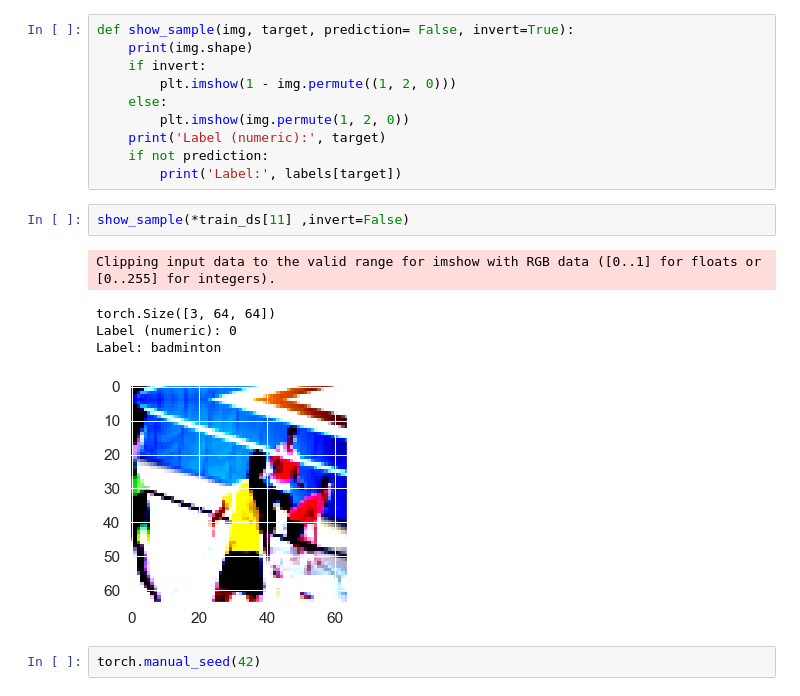
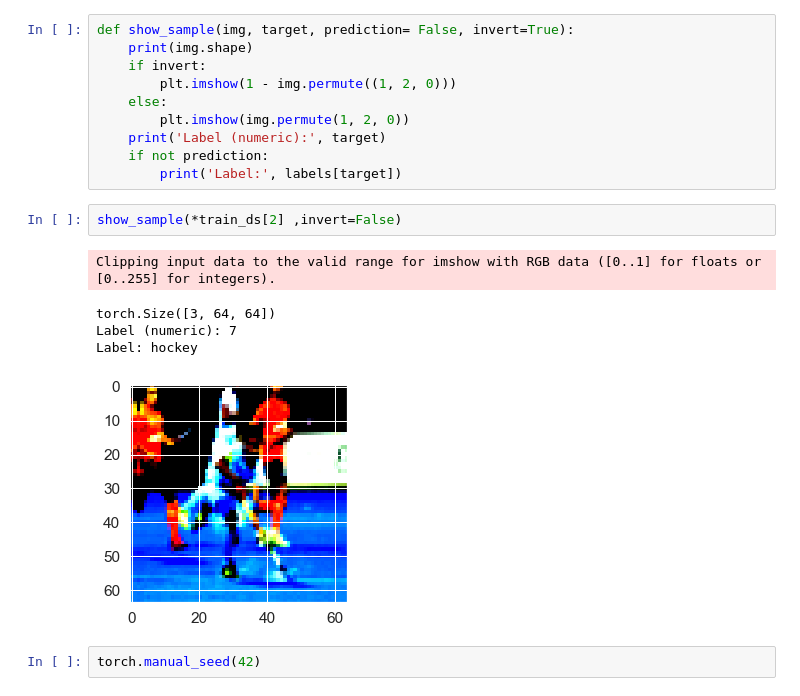
Before and after one commit to axelrocheteau/Neural-network, a Jupyter notebook: dataset_load.ipynb, the cells around one changed output. Cells and saved outputs as stored; diff of their text form.

```diff
--- a/dataset_load.ipynb
+++ b/dataset_load.ipynb
@@ -155,13 +155,13 @@ def show_sample(img, target, prediction= False, invert=True):
     if not prediction:
         print('Label:', labels[target])
 # %%
-show_sample(*train_ds[11] ,invert=False)
+show_sample(*train_ds[2] ,invert=False)
 # %% [output]
 Clipping input data to the valid range for imshow with RGB data ([0..1] for floats or [0..255] for integers).
 torch.Size([3, 64, 64])
-Label (numeric): 0
-Label: badminton
+Label (numeric): 7
+Label: hockey
-[figure, old version]
+[figure, new version]
 # %%
 torch.manual_seed(42)
 # %% [output]
```
Also changed, not shown: parts of 4 cells of this notebook, 18 other files.
